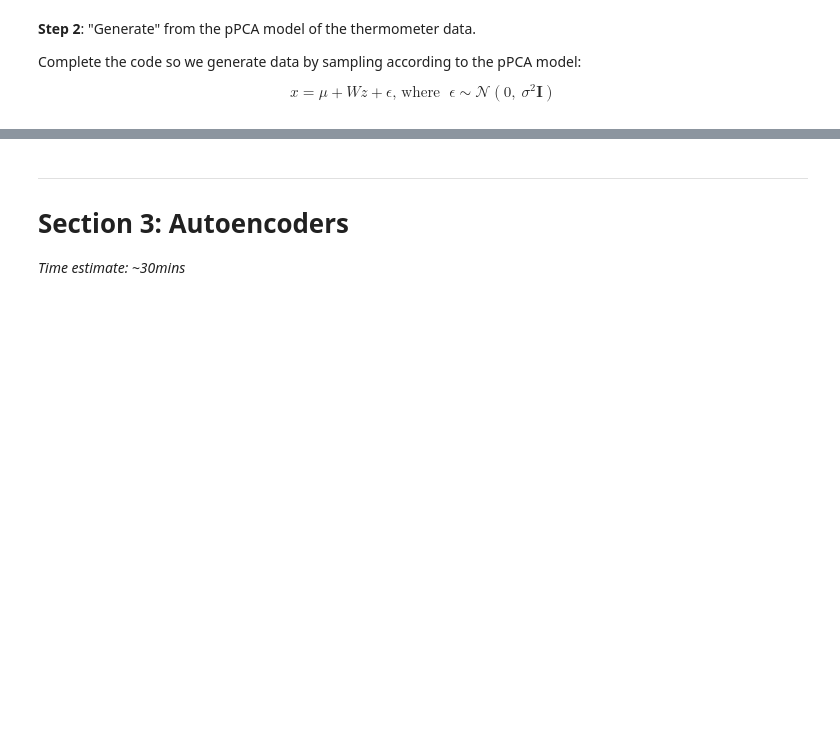
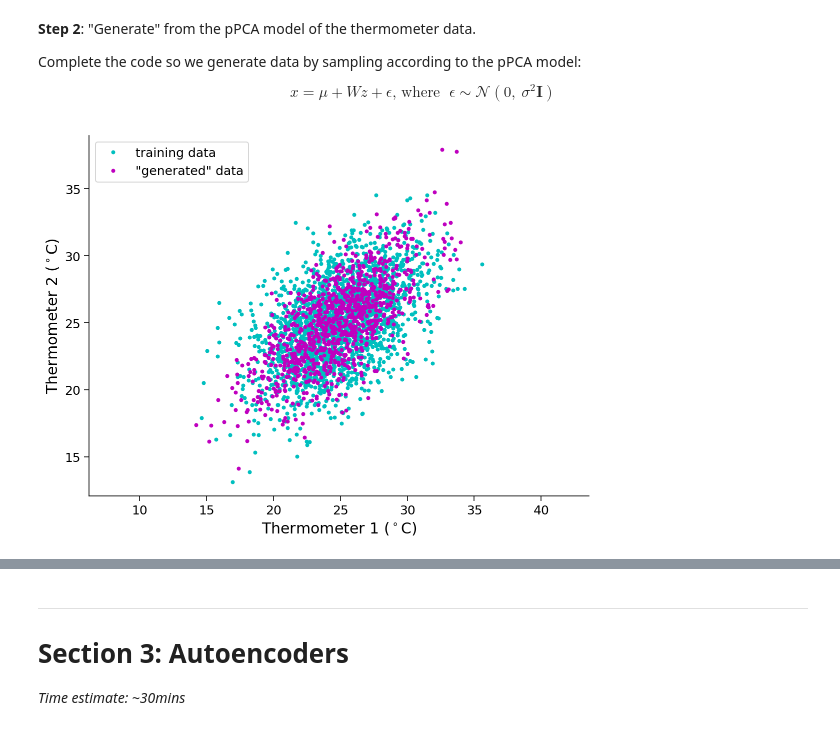
Before and after one commit to miltondp/k99_courses, a Jupyter notebook: cis_522/vae/VAE_Tutorial.ipynb, the cells around one changed output, grey strips where cells are left out. Saved outputs shown, nothing was run; the diff lists cells and outputs as text; code cells hidden in the pictures; blank space fills up the shorter version.

```diff
--- a/cis_522/vae/VAE_Tutorial.ipynb
+++ b/cis_522/vae/VAE_Tutorial.ipynb
@@ -1054,38 +1084,40 @@ def gen_from_pPCA(noise_var, data_mean, pc_axes, pc_variance):
       Generated (simulate, draw) `n_samples` from pPCA model
   """
   # We are matching this value to the thermometer data so the visualizations look similar
   n_samples = 1000
 
   # Randomly sample from z (latent space value)
   z = np.random.normal(0.0, np.sqrt(pc_variance), n_samples)
 
   # Sensor noise covariance matrix (∑)
   epsilon_cov = [[noise_var, 0.0], [0.0, noise_var]]
 
   # Data mean reshaped for the generation
   sim_mean = np.outer(data_mean, np.ones(n_samples))
 
   ####################################################################
   # Fill in all missing code below (...),
   # then remove or comment the line below to test your class
-  raise NotImplementedError("Please complete the `gen_from_pPCA` function")
+  # raise NotImplementedError("Please complete the `gen_from_pPCA` function")
   ####################################################################
   # Draw `n_samples` from `np.random.multivariate_normal`
-  rand_eps = ...
+  rand_eps = np.random.multivariate_normal([0.0, 0.0], epsilon_cov, n_samples)
   rand_eps = rand_eps.T
 
   # Generate (simulate, draw) `n_samples` from pPCA model
-  therm_data_sim = ...
+  therm_data_sim = sim_mean + np.outer(pc_axes, z) + rand_eps
 
   return therm_data_sim
 
 
 # Add event to airtable
 atform.add_event('Coding Exercise 2: pPCA')
 
 ## Uncomment to test your code
-# therm_data_sim = gen_from_pPCA(sensor_noise_var, therm_data_mean, pc_axes, pc_axes_variance)
-# plot_gen_samples_ppca(therm1, therm2, therm_data_sim)
+therm_data_sim = gen_from_pPCA(sensor_noise_var, therm_data_mean, pc_axes, pc_axes_variance)
+plot_gen_samples_ppca(therm1, therm2, therm_data_sim)
+# %% [output]
+[figure, added]
 # %% [markdown]
 [*Click for solution*](https://github.com/NeuromatchAcademy/course-content-dl/tree/main//tutorials/W2D4_GenerativeModels/solutions/W2D4_Tutorial1_Solution_edeaa9a6.py)
 
```
Also changed, not shown: parts of 14 cells of this notebook.
